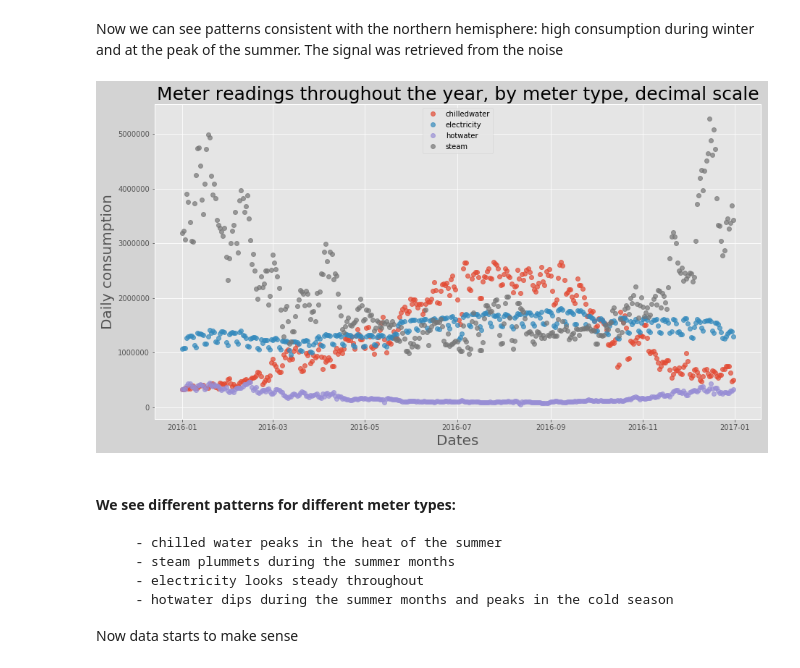
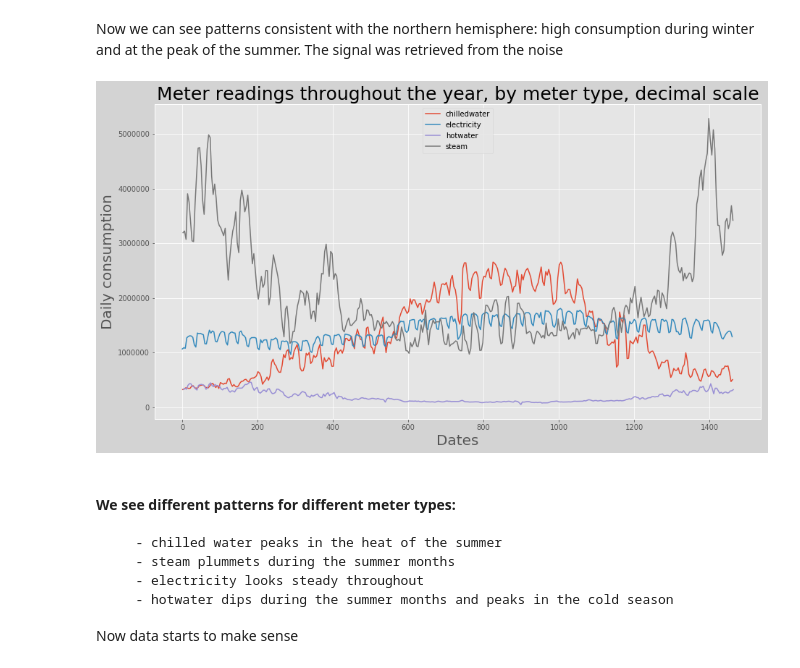
Before and after one commit to dmculiac/A-Kaggle-Prize-Money-Competition, a Jupyter notebook: A Kaggle Prize Money Competition.ipynb, the cells around one changed output. Saved outputs shown, nothing was run; the diff lists cells and outputs as text; code cells hidden in the pictures.

```diff
--- a/A Kaggle Prize Money Competition.ipynb
+++ b/A Kaggle Prize Money Competition.ipynb
@@ -343,6 +343,7 @@ plt.show()
 # %% [markdown]
 We can see very high values in the first half of the year. Let's get a more detailed view with a line plot
 # %%
+plt.style.use('ggplot')
 plt.figure(figsize=(16,8))
 plt.title('Energy consumption: all meter reading', fontsize = 25)
 plt.xlabel('timestamp')
@@ -566,34 +586,34 @@ Now we can see patterns consistent with the northern hemisphere: high consumptio
 # %%
 # meter types
 meter_type = np.unique(train_df['meter'].values)
 
 # meter readings, all energy types
 daily_meter_alltype = train_df.groupby(['timestamp','meter'])['meter_reading'].sum()
 daily_meter_alltype = daily_meter_alltype.reset_index()
 
 # store readings by meter type
 key=list(meter_type)
 val=list(np.zeros(len(meter_type)))
 meter_type_yearly = {k:v for k,v in zip(key, val)}
 
 # meter readings by energy type
 plt.figure(figsize=(15,8),facecolor='lightgrey')
 for i in meter_type:
     yearly = []
     daily_readings = daily_meter_alltype[daily_meter_alltype['meter']==i]['meter_reading']
     yearly.append(daily_readings)
-    plt.plot_date(dates, daily_readings, alpha=.7, label=i)
+    plt.plot(daily_readings, label=i)
+    #plt.plot_date(dates, daily_readings, alpha=.7, label=i)
     meter_type_yearly[i] += np.array(yearly).sum()
 
 plt.legend()
 plt.xlabel('Dates', fontsize=20)
 plt.ylabel('Daily consumption', fontsize=20)
 plt.title('Meter readings throughout the year, by meter type, decimal scale',  fontsize=25)
 
 plt.show()
-plt.close()
 # %% [output]
-[figure, old version]
+[figure, new version]
 # %% [markdown]
 #### We see different patterns for different meter types:
 
```
Also changed, not shown: parts of 8 cells of this notebook.
